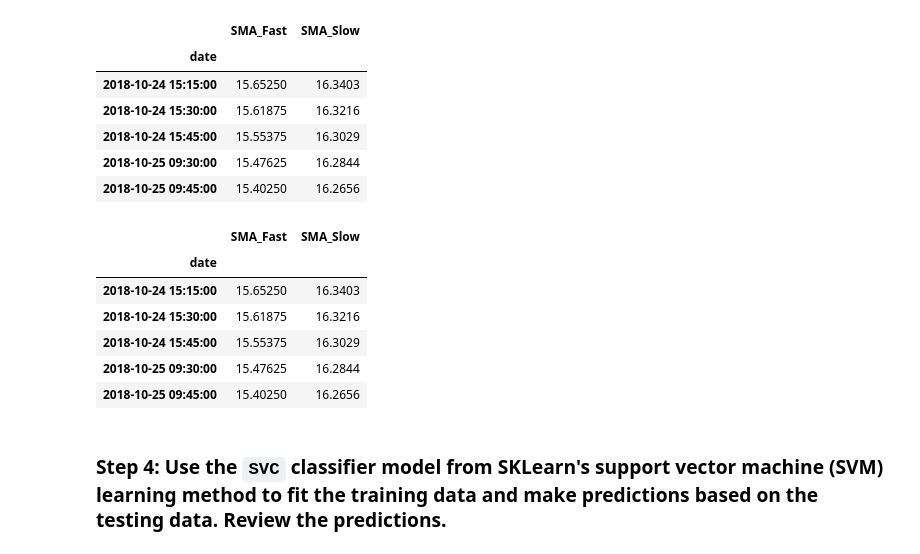
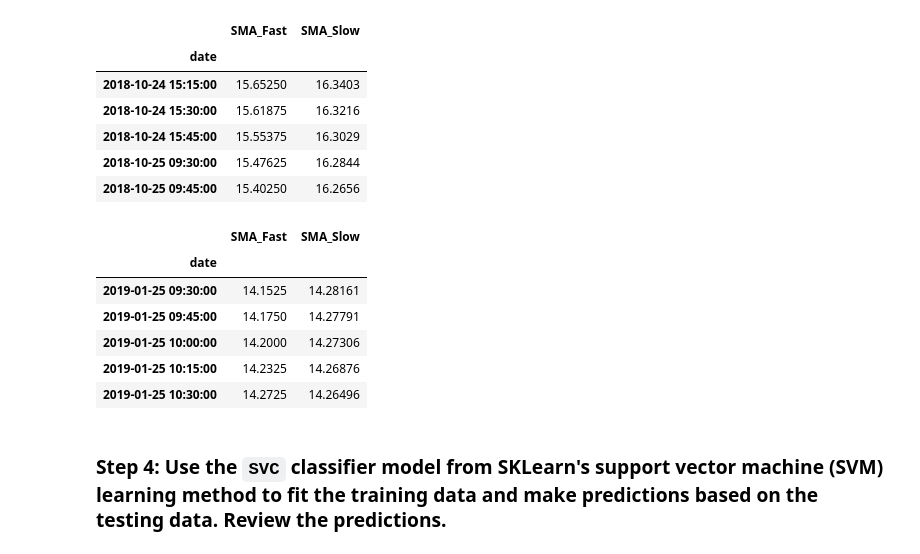
Before and after one commit to allyche/module_14_challenge, a Jupyter notebook: machine_learning_trading_bot.ipynb, the cells around one changed output. Drawn from its saved outputs; the diff is of its cells as text; code cells hidden in the pictures.

```diff
--- a/machine_learning_trading_bot.ipynb
+++ b/machine_learning_trading_bot.ipynb
@@ -305,18 +285,18 @@ X_train.head()
 # %%
 # Generate the X_test and y_test DataFrames
 X_test = X.loc[training_end+DateOffset(hours=1):]
 y_test = y.loc[training_end+DateOffset(hours=1):]
 
 # Review the X_test DataFrame
-X_train.head()
+X_test.head()
 # %% [output]
 |  | SMA_Fast | SMA_Slow |
 | date |  |  |
-| 2018-10-24 15:15:00 | 15.65250 | 16.3403 |
-| 2018-10-24 15:30:00 | 15.61875 | 16.3216 |
-| 2018-10-24 15:45:00 | 15.55375 | 16.3029 |
-| 2018-10-25 09:30:00 | 15.47625 | 16.2844 |
-| 2018-10-25 09:45:00 | 15.40250 | 16.2656 |
+| 2019-01-25 09:30:00 | 14.1525 | 14.28161 |
+| 2019-01-25 09:45:00 | 14.1750 | 14.27791 |
+| 2019-01-25 10:00:00 | 14.2000 | 14.27306 |
+| 2019-01-25 10:15:00 | 14.2325 | 14.26876 |
+| 2019-01-25 10:30:00 | 14.2725 | 14.26496 |
 # %%
 # Scale the features DataFrames
 
```
Also changed, not shown: parts of 6 cells of this notebook.
